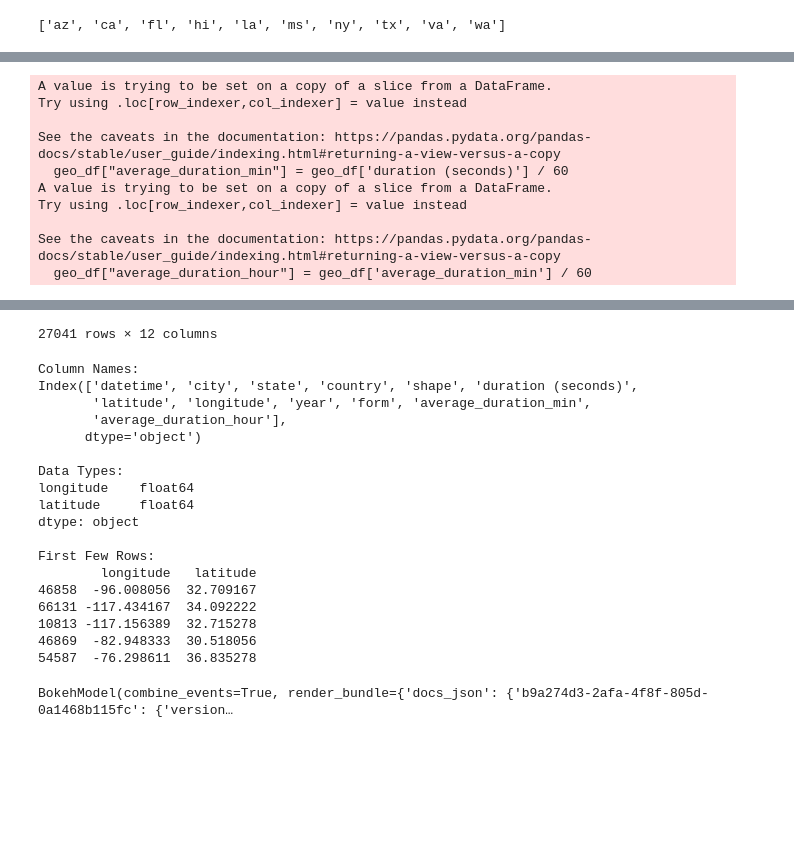
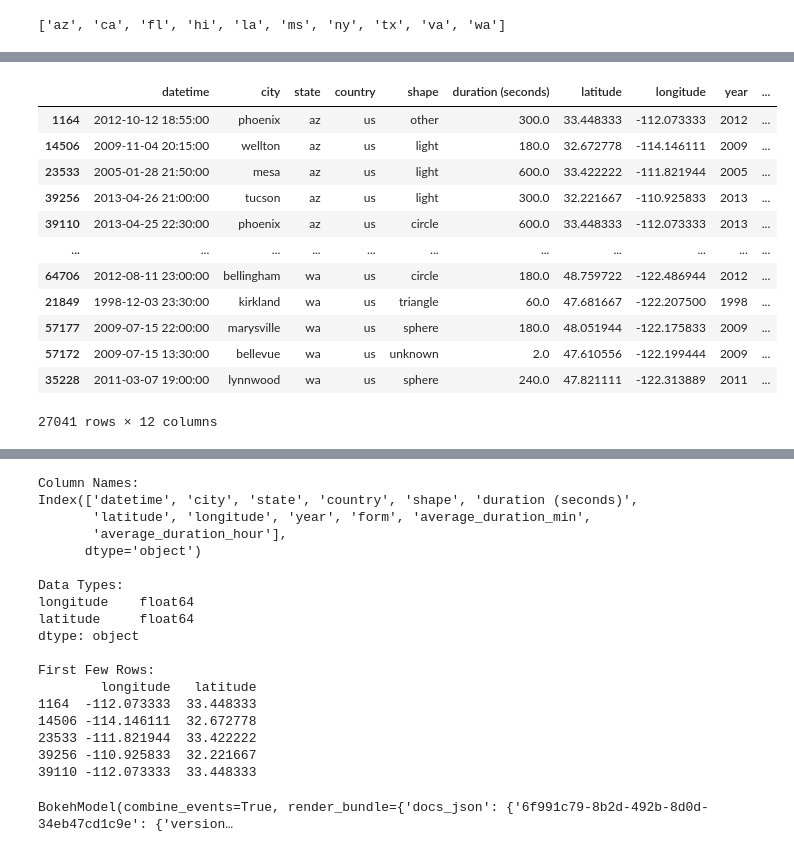
Before and after one commit to dipeshpandya/picard, a Jupyter notebook: Copy_of_Team_Picard.ipynb, the cells around one changed output, grey strips where cells are left out. Drawn from its saved outputs; the diff is of its cells as text; code cells hidden in the pictures; blank space fills up the shorter version.

Commit message:
sorted list of states

```diff
--- a/Copy_of_Team_Picard.ipynb
+++ b/Copy_of_Team_Picard.ipynb
@@ -766,15 +766,19 @@ geo_df.head()
 # %%
 geo_df["average_duration_min"] = geo_df['duration (seconds)'] / 60
 geo_df["average_duration_hour"] = geo_df['average_duration_min'] / 60
+geo_df.sort_values(by=['state'], inplace=True)
 geo_df
 # %% [output]
+|  | datetime | city | state | country | shape | duration (seconds) | latitude | longitude | year | ... |
+| 1164 | 2012-10-12 18:55:00 | phoenix | az | us | other | 300.0 | 33.448333 | -112.073333 | 2012 | ... |
+| 14506 | 2009-11-04 20:15:00 | wellton | az | us | light | 180.0 | 32.672778 | -114.146111 | 2009 | ... |
+| 23533 | 2005-01-28 21:50:00 | mesa | az | us | light | 600.0 | 33.422222 | -111.821944 | 2005 | ... |
+| 39256 | 2013-04-26 21:00:00 | tucson | az | us | light | 300.0 | 32.221667 | -110.925833 | 2013 | ... |
+| 39110 | 2013-04-25 22:30:00 | phoenix | az | us | circle | 600.0 | 33.448333 | -112.073333 | 2013 | ... |
+| ... | ... | ... | ... | ... | ... | ... | ... | ... | ... | ... |
+| 64706 | 2012-08-11 23:00:00 | bellingham | wa | us | circle | 180.0 | 48.759722 | -122.486944 | 2012 | ... |
+| 21849 | 1998-12-03 23:30:00 | kirkland | wa | us | triangle | 60.0 | 47.681667 | -122.207500 | 1998 | ... |
+| 57177 | 2009-07-15 22:00:00 | marysville | wa | us | sphere | 180.0 | 48.051944 | -122.175833 | 2009 | ... |
+| 57172 | 2009-07-15 13:30:00 | bellevue | wa | us | unknown | 2.0 | 47.610556 | -122.199444 | 2009 | ... |
+| 35228 | 2011-03-07 19:00:00 | lynnwood | wa | us | sphere | 240.0 | 47.821111 | -122.313889 | 2011 | ... |
-A value is trying to be set on a copy of a slice from a DataFrame.
-Try using .loc[row_indexer,col_indexer] = value instead
-
-See the caveats in the documentation: https://pandas.pydata.org/pandas-docs/stable/user_guide/indexing.html#returning-a-view-versus-a-copy
-  geo_df["average_duration_min"] = geo_df['duration (seconds)'] / 60
-A value is trying to be set on a copy of a slice from a DataFrame.
-Try using .loc[row_indexer,col_indexer] = value instead
-
-See the caveats in the documentation: https://pandas.pydata.org/pandas-docs/stable/user_guide/indexing.html#returning-a-view-versus-a-copy
-  geo_df["average_duration_hour"] = geo_df['average_duration_min'] / 60
+27041 rows × 12 columns
@@ -793,4 +785,3 @@ See the caveats in the documentation: https://pandas.pydata.org/pandas-docs/stab
-27041 rows × 12 columns
 # %%
 #Error while plotting: Geographic projection support requires: cartopy, geoviews.
 #!pip install cartopy
@@ -830,7 +821,7 @@ if 'longitude' in geo_df.columns and 'latitude' in geo_df.columns:
             #aggregator ='count',
             s='average_duration_hour',
             #width=300, height=400, subplots=True, shared_axes=False,
-            hover_cols=['year', 'city', 'shape'],
+            hover_cols=['year', 'city', 'form'],
             groupby=['state'],
             # #, #'city'],
             by='form',
@@ -858,9 +849,9 @@ dtype: object
 
 First Few Rows:
         longitude   latitude
-46858  -96.008056  32.709167
-66131 -117.434167  34.092222
-10813 -117.156389  32.715278
-46869  -82.948333  30.518056
-54587  -76.298611  36.835278
+1164  -112.073333  33.448333
+14506 -114.146111  32.672778
+23533 -111.821944  33.422222
+39256 -110.925833  32.221667
+39110 -112.073333  33.448333
-BokehModel(combine_events=True, render_bundle={'docs_json': {'b9a274d3-2afa-4f8f-805d-0a1468b115fc': {'version…
+BokehModel(combine_events=True, render_bundle={'docs_json': {'6f991c79-8b2d-492b-8d0d-34eb47cd1c9e': {'version…
```
Also changed, not shown: parts of 1 cell of this notebook.
